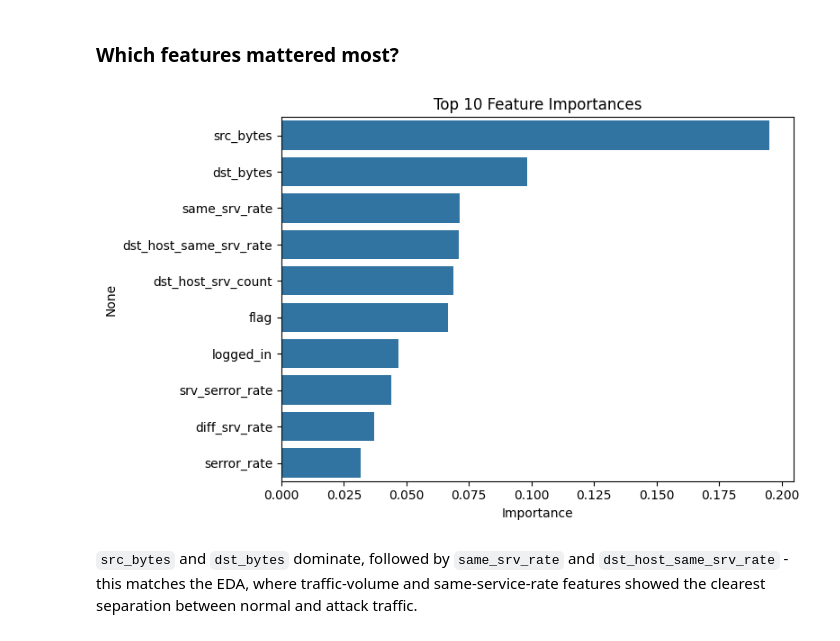
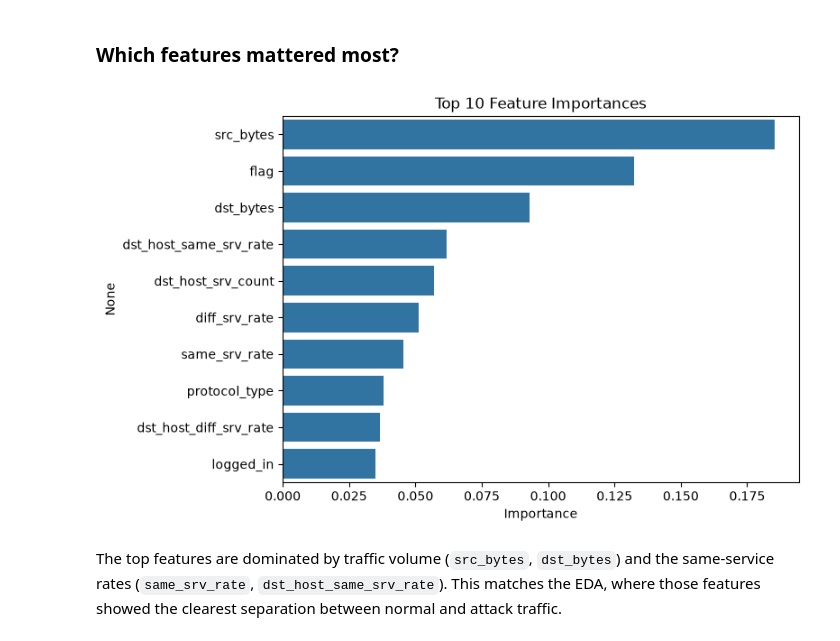
Before and after one commit to troutser/Network-intrusion-lab, a Jupyter notebook: lab_-_network_intrusion_detection.ipynb, the cells around one changed output. Cells and saved outputs as stored; diff of their text form; code cells hidden in the pictures.

```diff
--- a/lab_-_network_intrusion_detection.ipynb
+++ b/lab_-_network_intrusion_detection.ipynb
@@ -204,6 +187,0 @@ individual values rather than assuming ordinal distance).
-# %%
-for col in ['protocol_type', 'service', 'flag']:
-    le = LabelEncoder()
-    df_traffic[col] = le.fit_transform(df_traffic[col])
-
-df_traffic.head()
@@ -218,7 +202,7 @@ df_traffic.head()
 # %% [markdown]
 ### Making the dependent and independent variables
 # %%
-X = df_traffic.drop(columns=['binary_label'])
+X = df_traffic[FEATURES]
 y = df_traffic['binary_label']
 # %% [markdown]
 ### Splitting the data into training and testing sets
@@ -241,5 +218,2 @@ X_test_fs = sc.transform(X_test)
 # %% [markdown]
 ### Training the Random Forest classifier
-# %%
-rf_model = RandomForestClassifier(n_estimators=100, random_state=42)
-rf_model.fit(X_train_fs, y_train)
@@ -247,0 +220,5 @@ RandomForestClassifier(random_state=42)
+# %%
+rf_model = build_random_forest()
+start = time.perf_counter()
+rf_model.fit(X_train, y_train)
+print(f'Trained in {time.perf_counter() - start:.1f}s')
@@ -276,16 +255,17 @@ with very few false positives or false negatives.
 # %% [markdown]
 ### Which features mattered most?
 # %%
-importances = pd.Series(rf_model.feature_importances_, index=X.columns).sort_values(ascending=False)
+names = [n.split('__')[-1] for n in rf_model[0].get_feature_names_out()]
+importances = pd.Series(rf_model[-1].feature_importances_, index=names).sort_values(ascending=False)
 plt.figure(figsize=(8, 5), dpi=100)
 sns.barplot(x=importances.head(10).values, y=importances.head(10).index)
 plt.title('Top 10 Feature Importances')
 plt.xlabel('Importance')
 plt.tight_layout()
 plt.show()
 # %% [output]
-[figure, old version]
+[figure, new version]
 # %% [markdown]
-`src_bytes` and `dst_bytes` dominate, followed by `same_srv_rate` and `dst_host_same_srv_rate` -
-this matches the EDA, where traffic-volume and same-service-rate features showed the clearest
-separation between normal and attack traffic.
+The top features are dominated by traffic volume (`src_bytes`, `dst_bytes`) and the
+same-service rates (`same_srv_rate`, `dst_host_same_srv_rate`). This matches the EDA, where those
+features showed the clearest separation between normal and attack traffic.
```
Also changed, not shown: parts of 28 cells of this notebook, 6 other files.
